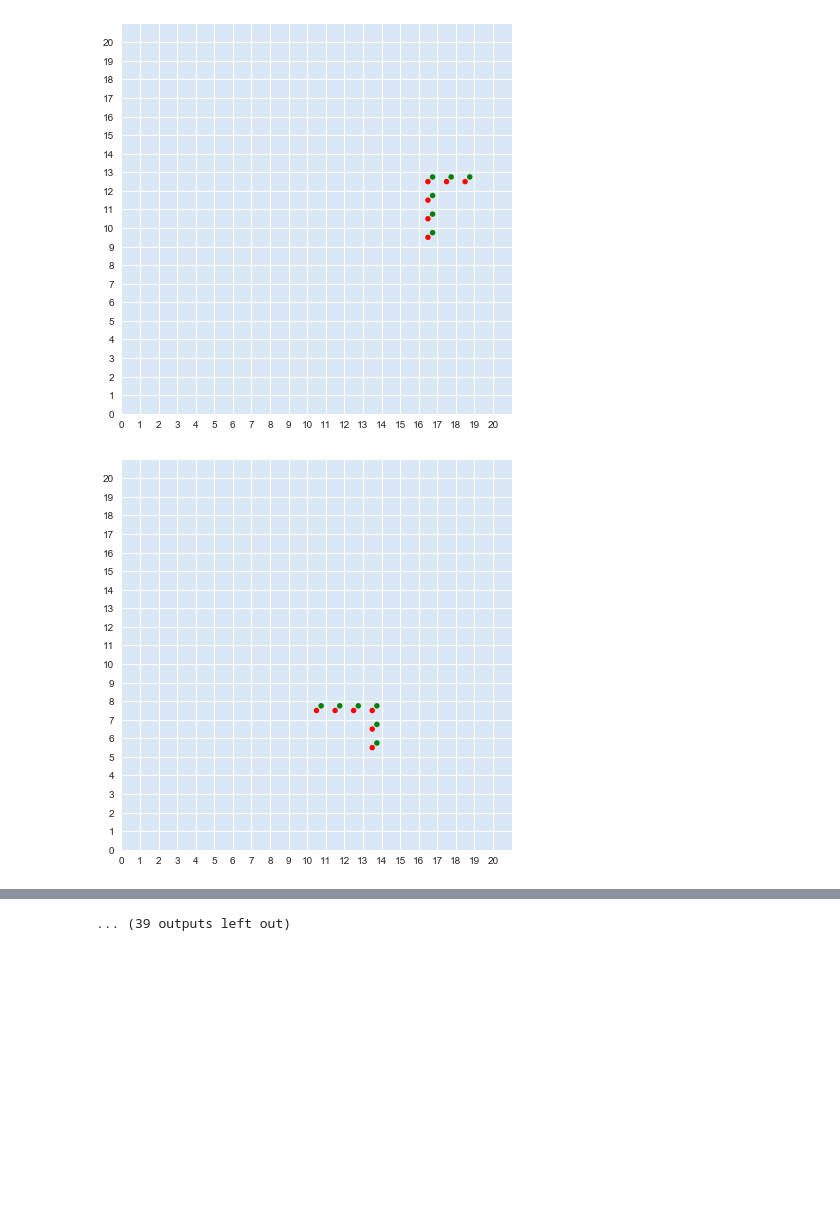
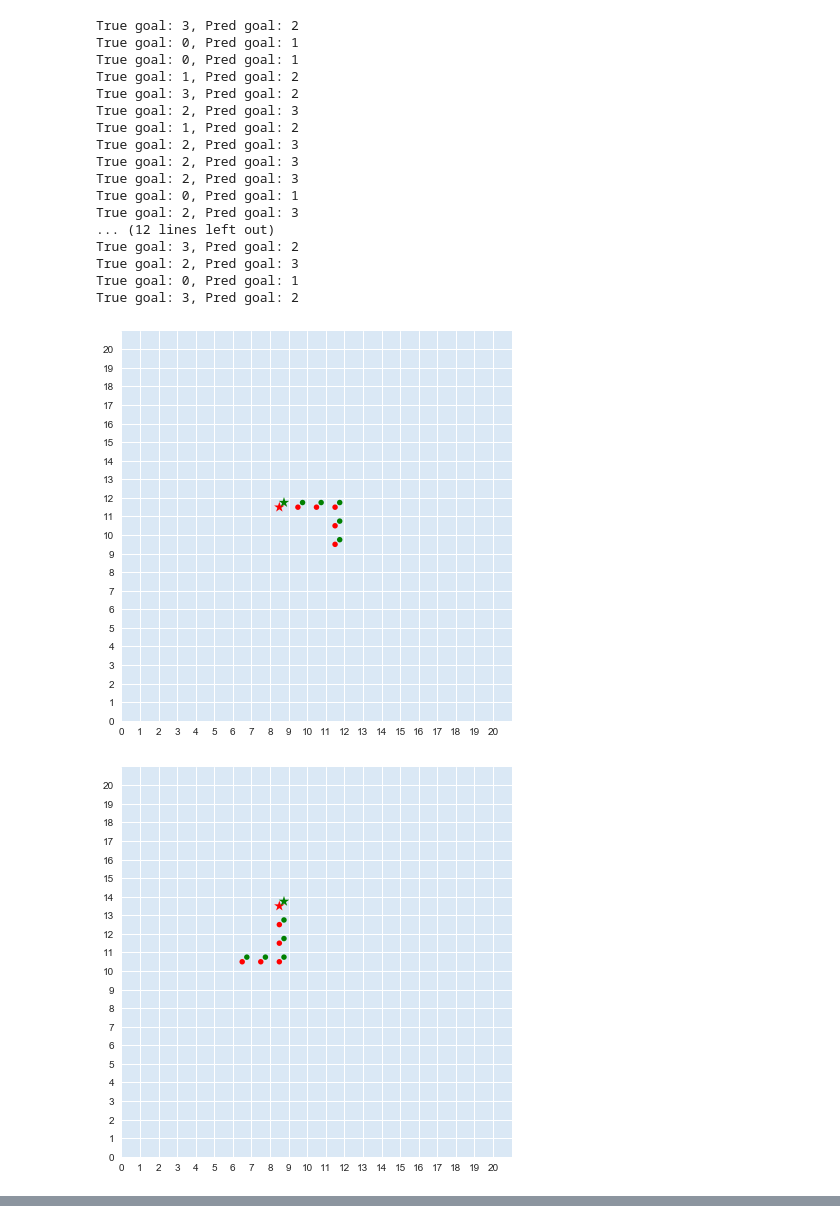
Before and after one commit to sharma-arjun/DirectedInfo-GAIL, a Jupyter notebook: plots/plot_trajectories.ipynb, the cells around one changed output, grey strips where cells are left out. Cells and saved outputs as stored; diff of their text form; code cells hidden in the pictures; blank space fills up the shorter version.

Commit message:
udpate jupyter notebook results.

```diff
--- a/plots/plot_trajectories.ipynb
+++ b/plots/plot_trajectories.ipynb
@@ -102,19 +102,20 @@ def plot_trajectory(traj_data, grid_size,
 
     for i in range(traj_data.shape[0]):
         x, y = traj_data[i, 0], traj_data[i, 1]
+        marker = '.' if i > 0 else '*'
         ax.scatter(x=y + 0.5, y=grid_size - 1 - x + 0.5, c='r',
-                       s=120, marker='.', edgecolors='none')
+                       s=120, marker=marker, edgecolors='none')
 
         if pred_traj_data is not None:
             pred_x, pred_y = pred_traj_data[i, 0], pred_traj_data[i, 1]
             ax.scatter(x=y + 0.75, y=grid_size - 1 - x + 0.75, c='g',
-                       s=120, marker='.', edgecolors='none')
+                       s=120, marker=marker, edgecolors='none')
 
     if len(save_path) > 0:
         fig.savefig(save_path)
 
     fig.tight_layout()
-    #fig.show()
+    fig.show()
 # %%
 def plot_expert_trajectories_from_h5(expert_h5_path, num_traj_to_plot=10):
     expert = ExpertHDF5(expert_h5_path, 2)
@@ -152,6 +153,11 @@ def plot_pickle_results(results_pkl_path, num_traj_to_plot=10):
             traj_idx = np.random.randint(total_traj)
             traj_len = results_dict['true_traj'][traj_idx].shape[0]
             true_traj, pred_traj = [], []
+            print("True goal: {}, Pred goal: {}".format(
+                np.argmax(results_dict['true_goal'][traj_idx]),
+                np.argmax(results_dict['pred_goal'][traj_idx])
+            ))
+
             for j in range(traj_len):
                 x_true = results_dict['true_traj'][traj_idx][j][0].tolist()
                 x_pred = results_dict['pred_traj'][traj_idx][j][0].tolist()
@@ -173,2 +201,19 @@ plot_pickle_results('../results/L_traj/two_goal_predict_only/results.pkl',
+True goal: 3, Pred goal: 2
+True goal: 0, Pred goal: 1
+True goal: 0, Pred goal: 1
+True goal: 1, Pred goal: 2
+True goal: 3, Pred goal: 2
+True goal: 2, Pred goal: 3
+True goal: 1, Pred goal: 2
+True goal: 2, Pred goal: 3
+True goal: 2, Pred goal: 3
+True goal: 2, Pred goal: 3
+True goal: 0, Pred goal: 1
+True goal: 2, Pred goal: 3
+... (12 lines left out)
+True goal: 3, Pred goal: 2
+True goal: 2, Pred goal: 3
+True goal: 0, Pred goal: 1
+True goal: 3, Pred goal: 2
-[figure, old version]
+[figure, new version]
-[figure, old version]
+[figure, new version]
@@ -184 +226,0 @@ plot_pickle_results('../results/L_traj/two_goal_predict_only/results.pkl',
-... (39 outputs left out)
```
Also changed, not shown: parts of 2 cells of this notebook.
